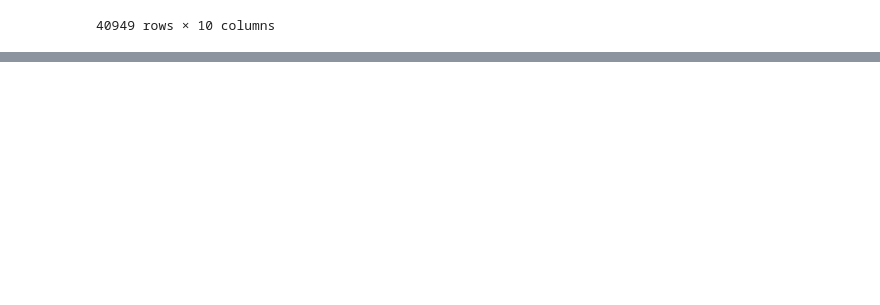
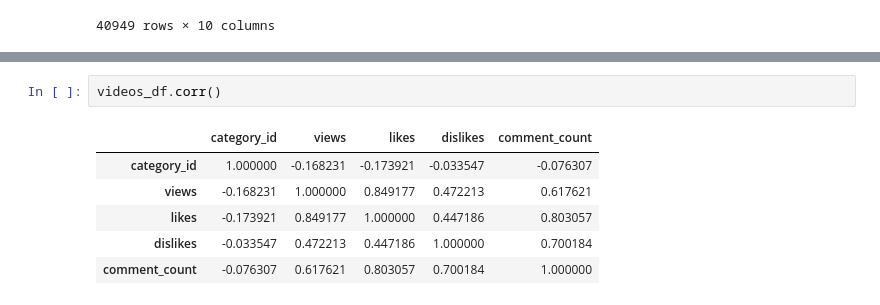
Before and after one commit to himalachudel/FDSFE_HAcharya, a Jupyter notebook: Copy_of_Hello_World.ipynb, the cells around one changed output, grey strips where cells are left out. Drawn from its saved outputs; the diff is of its cells as text; blank space fills up the shorter version.

```diff
--- a/Copy_of_Hello_World.ipynb
+++ b/Copy_of_Hello_World.ipynb
@@ -78,0 +107,9 @@ videos_df
+# %%
+videos_df.corr()
+# %% [output]
+|  | category_id | views | likes | dislikes | comment_count |
+| category_id | 1.000000 | -0.168231 | -0.173921 | -0.033547 | -0.076307 |
+| views | -0.168231 | 1.000000 | 0.849177 | 0.472213 | 0.617621 |
+| likes | -0.173921 | 0.849177 | 1.000000 | 0.447186 | 0.803057 |
+| dislikes | -0.033547 | 0.472213 | 0.447186 | 1.000000 | 0.700184 |
+| comment_count | -0.076307 | 0.617621 | 0.803057 | 0.700184 | 1.000000 |
```
Also changed, not shown: parts of 6 cells of this notebook.
